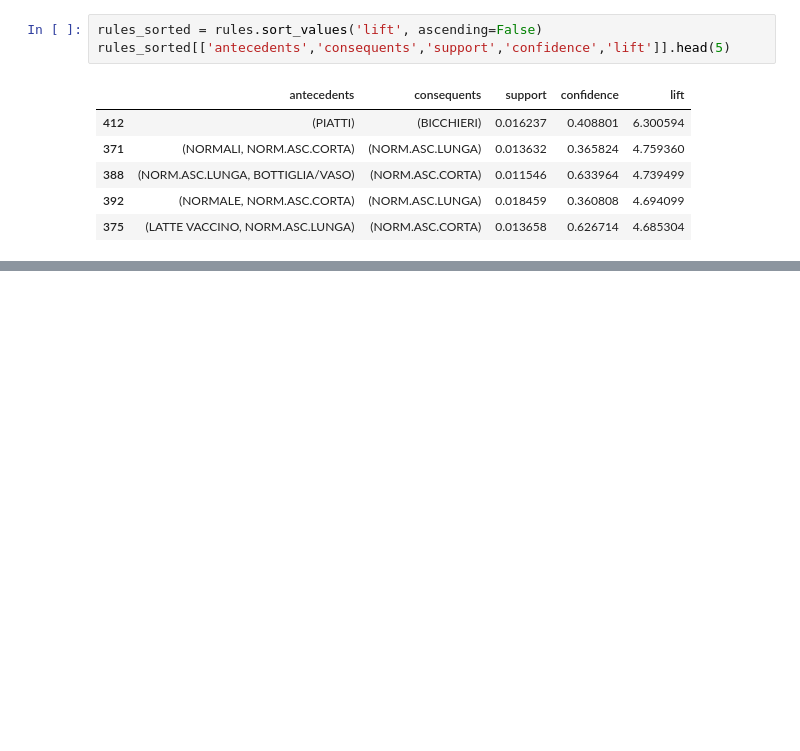
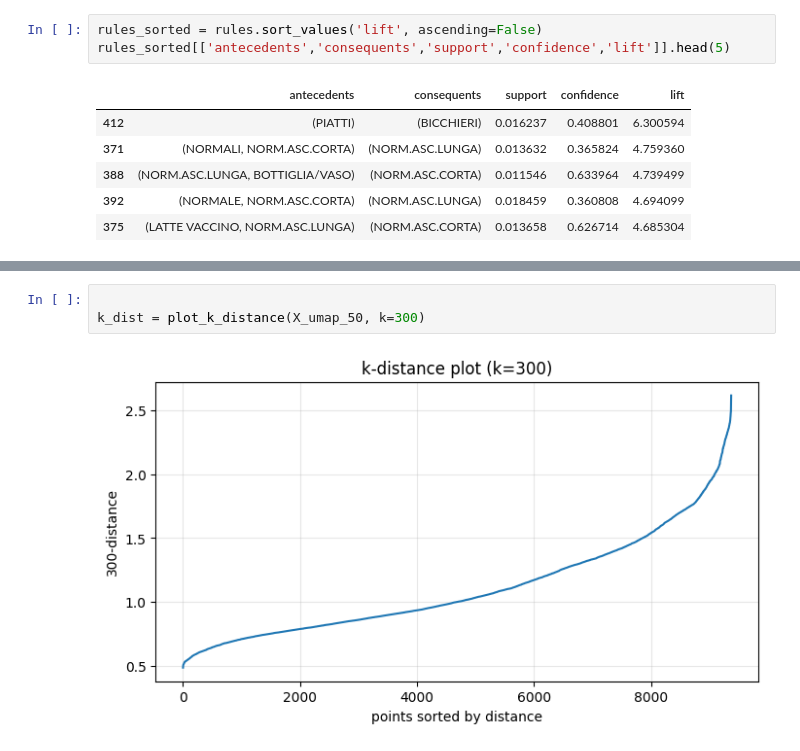
Before and after one commit to GiovanniTorrisi28/IDM_2025, a Jupyter notebook: first_classwork/notebooks/main.ipynb, the cells around one changed output, grey strips where cells are left out. Saved outputs shown, nothing was run; the diff lists cells and outputs as text; blank space fills up the shorter version.

```diff
--- a/first_classwork/notebooks/main.ipynb
+++ b/first_classwork/notebooks/main.ipynb
@@ -208,0 +294,5 @@ rules_sorted[['antecedents','consequents','support','confidence','lift']].head(5
+# %%
+
+k_dist = plot_k_distance(X_umap_50, k=300)
+# %% [output]
+[figure, added]
```
Also changed, not shown: parts of 39 cells of this notebook, 1 other file.
